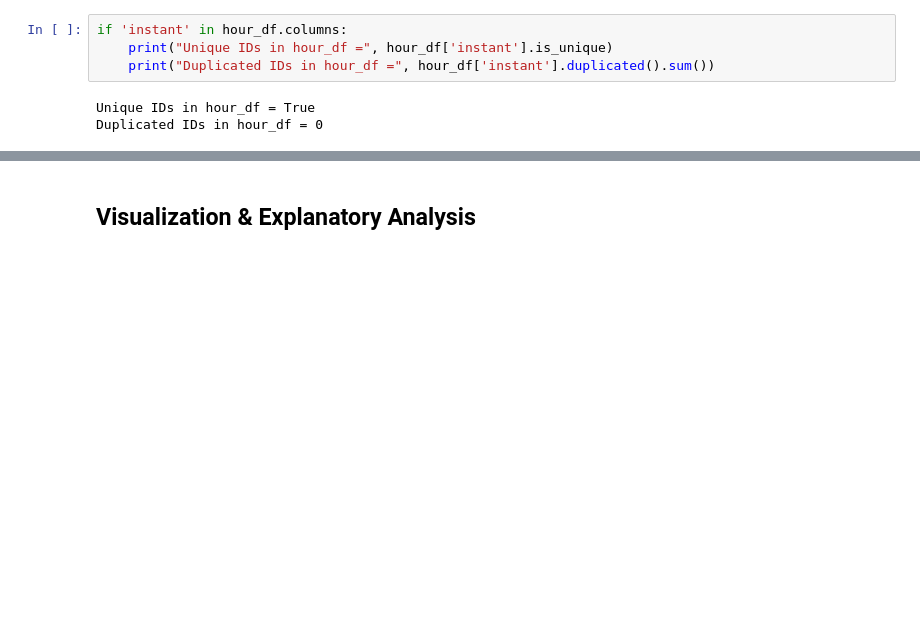
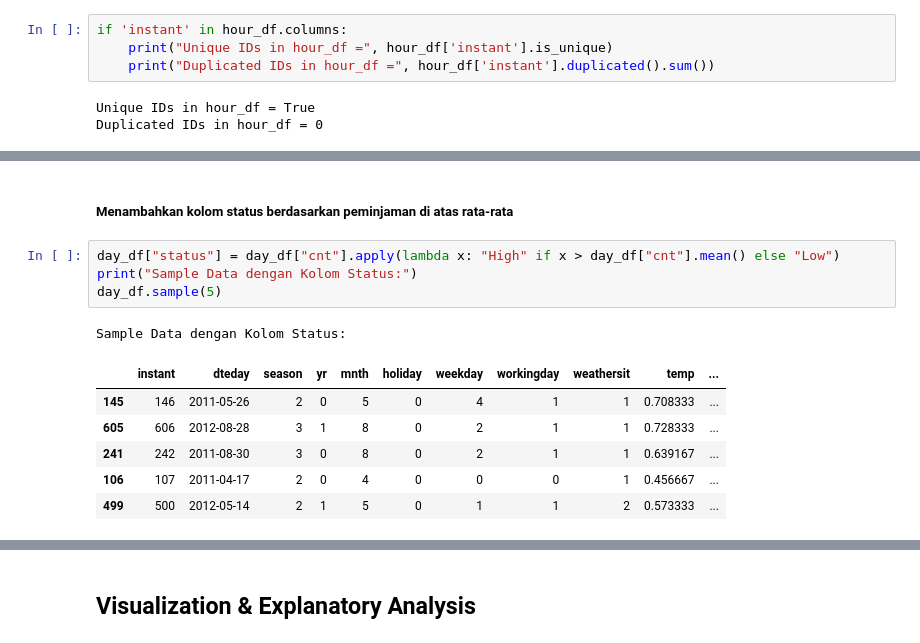
Before and after one commit to ikbalirawan/Analisis-Data, a Jupyter notebook: notebook.ipynb, the cells around one changed output, grey strips where cells are left out. Saved outputs shown, nothing was run; the diff lists cells and outputs as text; blank space fills up the shorter version.

```diff
--- a/notebook.ipynb
+++ b/notebook.ipynb
@@ -282,0 +351,14 @@ plt.show()
+# %% [markdown]
+##### Menambahkan kolom status berdasarkan peminjaman di atas rata-rata
+# %%
+day_df["status"] = day_df["cnt"].apply(lambda x: "High" if x > day_df["cnt"].mean() else "Low")
+print("Sample Data dengan Kolom Status:")
+day_df.sample(5)
+# %% [output]
+Sample Data dengan Kolom Status:
+|  | instant | dteday | season | yr | mnth | holiday | weekday | workingday | weathersit | temp | ... |
+| 145 | 146 | 2011-05-26 | 2 | 0 | 5 | 0 | 4 | 1 | 1 | 0.708333 | ... |
+| 605 | 606 | 2012-08-28 | 3 | 1 | 8 | 0 | 2 | 1 | 1 | 0.728333 | ... |
+| 241 | 242 | 2011-08-30 | 3 | 0 | 8 | 0 | 2 | 1 | 1 | 0.639167 | ... |
+| 106 | 107 | 2011-04-17 | 2 | 0 | 4 | 0 | 0 | 0 | 1 | 0.456667 | ... |
+| 499 | 500 | 2012-05-14 | 2 | 1 | 5 | 0 | 1 | 1 | 2 | 0.573333 | ... |
```
Also changed, not shown: parts of 17 cells of this notebook, 1 other file.
